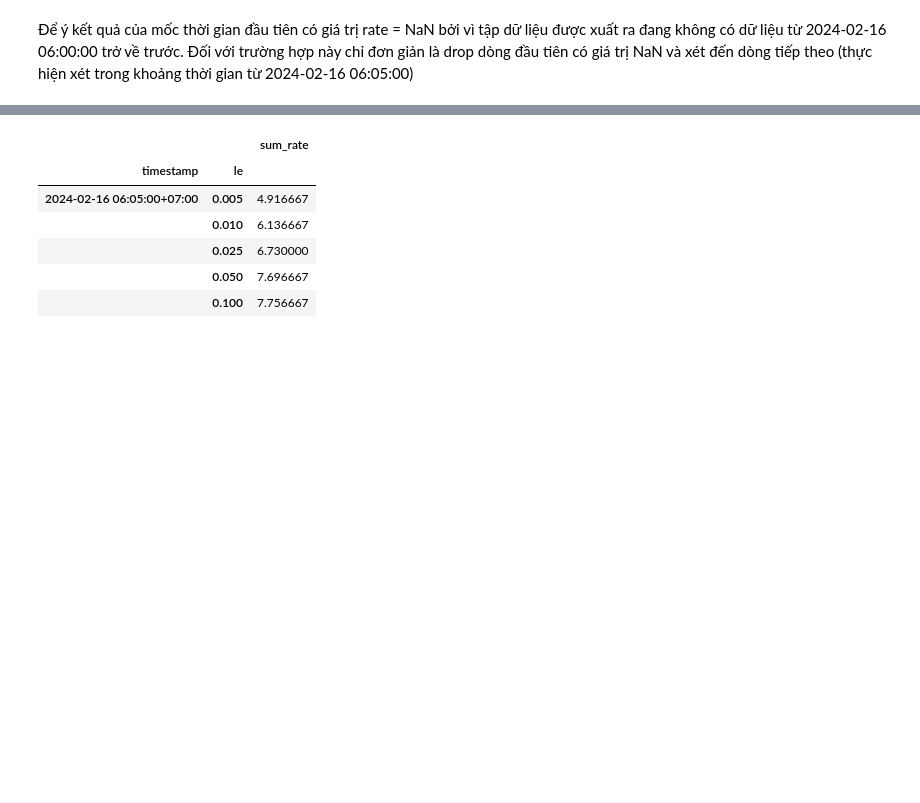
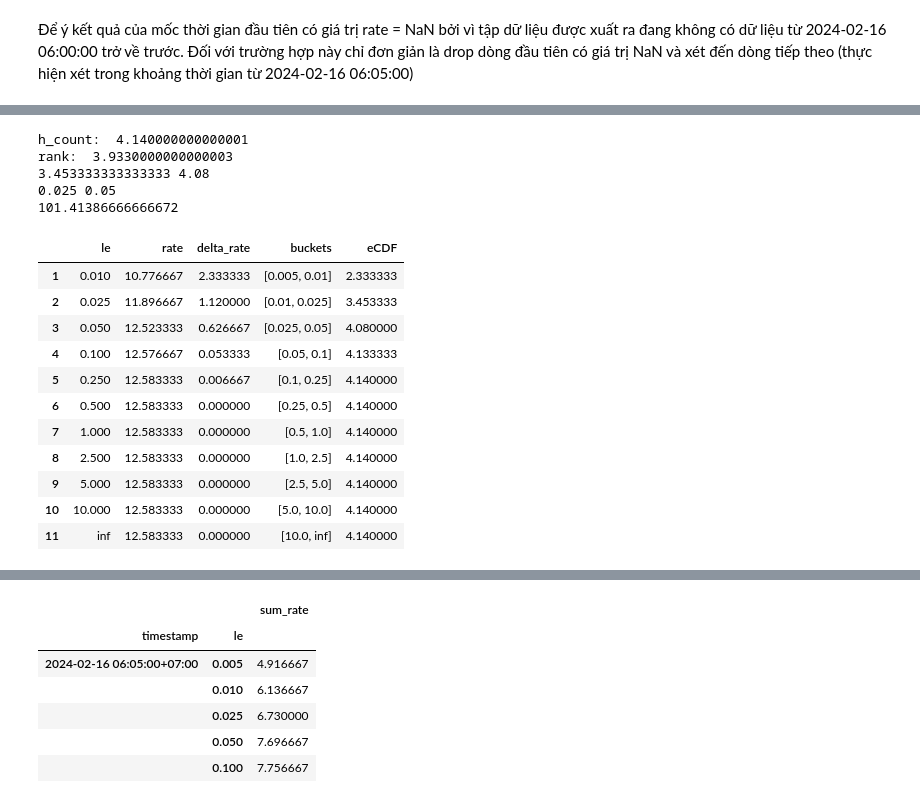
Before and after one commit to vuvietnguyenit/latency_reques_cal, a Jupyter notebook: notebooks/analyze_fluctuatition_latency_http_v2.ipynb, the cells around one changed output, grey strips where cells are left out. Drawn from its saved outputs; the diff is of its cells as text; code cells hidden in the pictures; blank space fills up the shorter version.

```diff
--- a/notebooks/analyze_fluctuatition_latency_http_v2.ipynb
+++ b/notebooks/analyze_fluctuatition_latency_http_v2.ipynb
@@ -142,0 +227,35 @@ df_rate_freq[(df_rate_freq['controller_pod'] == 'ingress-nginx-controller-browse
+# %%
+# Calculate 95th percentile for s
+
+s['delta_rate'] = s['rate'].rolling(window=2).apply(
+    lambda x: x.iloc[-1] - x.iloc[0])
+sum_rate_df = s[['le', 'rate', 'delta_rate']].reset_index(drop=True)
+bins_data = sum_rate_df['le'].to_list()
+buckets = res = [[bins_data[i], bins_data[i + 1]]
+                 for i in range(len(bins_data) - 1)]
+sum_rate_df = sum_rate_df.dropna().assign(buckets=buckets)
+
+# Sort reverse by le
+# sum_rate_df = sum_rate_df.sort_values(by="le", ascending=False)
+# Calculate percentile latency
+
+calculate_percentile(0.95, sum_rate_df)
+sum_rate_df
+# %% [output]
+h_count:  4.140000000000001
+rank:  3.9330000000000003
+3.453333333333333 4.08
+0.025 0.05
+101.41386666666672
+|  | le | rate | delta_rate | buckets | eCDF |
+| 1 | 0.010 | 10.776667 | 2.333333 | [0.005, 0.01] | 2.333333 |
+| 2 | 0.025 | 11.896667 | 1.120000 | [0.01, 0.025] | 3.453333 |
+| 3 | 0.050 | 12.523333 | 0.626667 | [0.025, 0.05] | 4.080000 |
+| 4 | 0.100 | 12.576667 | 0.053333 | [0.05, 0.1] | 4.133333 |
+| 5 | 0.250 | 12.583333 | 0.006667 | [0.1, 0.25] | 4.140000 |
+| 6 | 0.500 | 12.583333 | 0.000000 | [0.25, 0.5] | 4.140000 |
+| 7 | 1.000 | 12.583333 | 0.000000 | [0.5, 1.0] | 4.140000 |
+| 8 | 2.500 | 12.583333 | 0.000000 | [1.0, 2.5] | 4.140000 |
+| 9 | 5.000 | 12.583333 | 0.000000 | [2.5, 5.0] | 4.140000 |
+| 10 | 10.000 | 12.583333 | 0.000000 | [5.0, 10.0] | 4.140000 |
+| 11 | inf | 12.583333 | 0.000000 | [10.0, inf] | 4.140000 |
```
Also changed, not shown: parts of 7 cells of this notebook.
